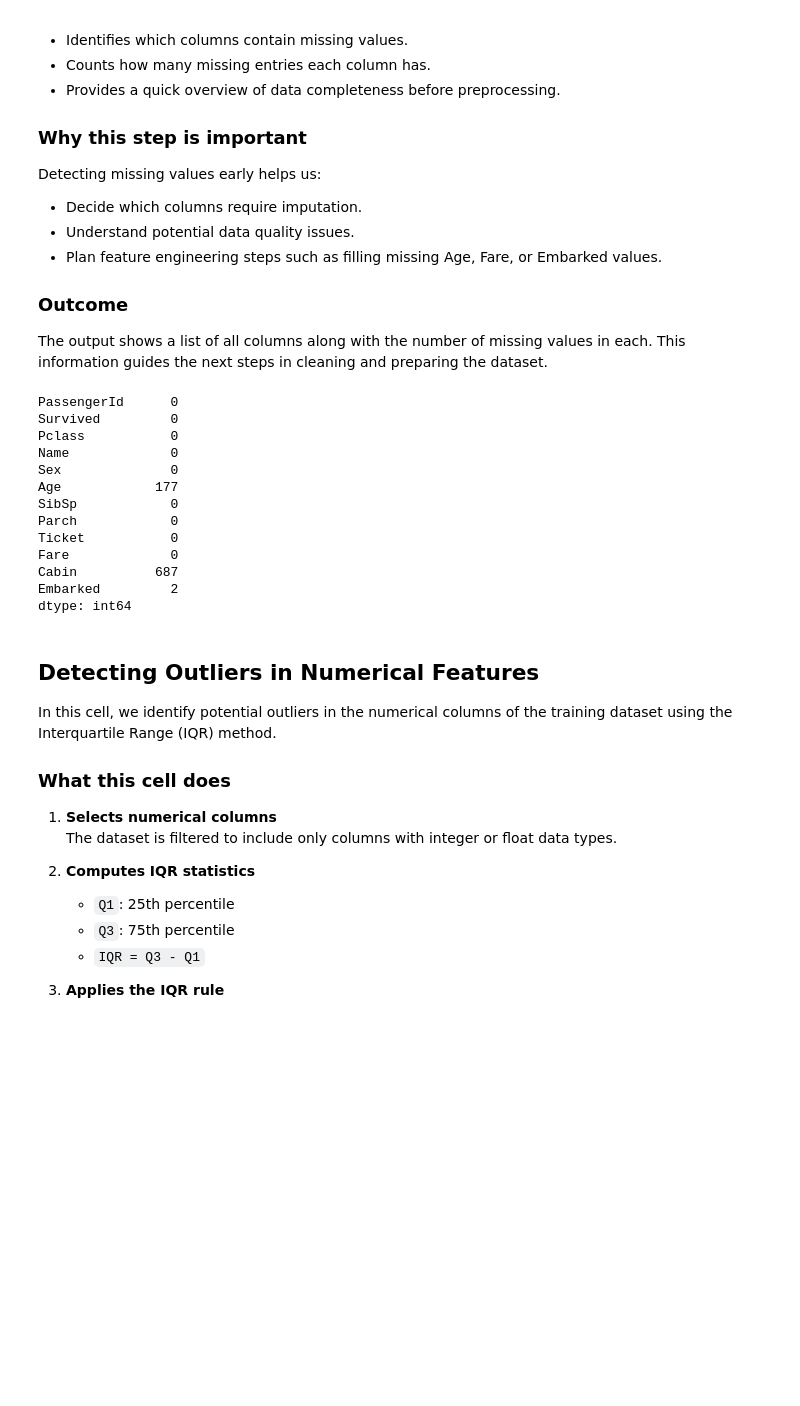
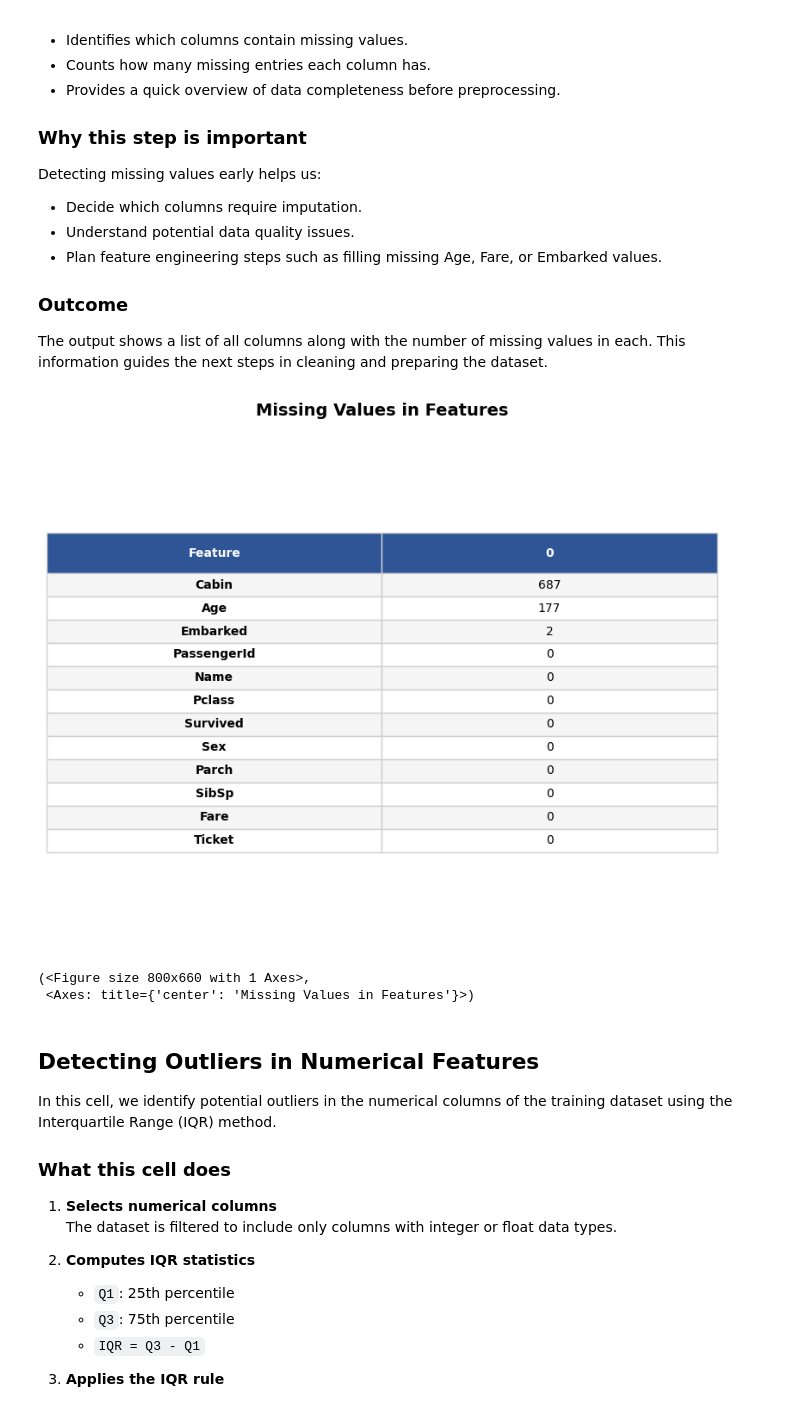
Before and after one commit to AliFazelniya/kaggle, a Jupyter notebook: titanic/titanic.ipynb, the cells around one changed output. Drawn from its saved outputs; the diff is of its cells as text; code cells hidden in the pictures; blank space fills up the shorter version.

```diff
--- a/titanic/titanic.ipynb
+++ b/titanic/titanic.ipynb
@@ -137,21 +141,20 @@ Detecting missing values early helps us:
 ### Outcome
 The output shows a list of all columns along with the number of missing values in each. This information guides the next steps in cleaning and preparing the dataset.
 # %%
-train_df.isnull().sum()
+plot_utils.plot_table(
+    train_df.isnull().sum().sort_values(ascending = False).reset_index().rename(
+        columns ={
+            "index": "Feature",
+            "target": "Missing Values"
+        }
+    ),
+    title = "Missing Values in Features",
+    precision = 3
+)
 # %% [output]
+[figure, added]
-PassengerId      0
-Survived         0
-Pclass           0
-Name             0
-Sex              0
-Age            177
-SibSp            0
-Parch            0
-Ticket           0
-Fare             0
-Cabin          687
-Embarked         2
-dtype: int64
+(<Figure size 800x660 with 1 Axes>,
+ <Axes: title={'center': 'Missing Values in Features'}>)
 # %% [markdown]
 ## Detecting Outliers in Numerical Features
 
```
Also changed, not shown: parts of 7 cells of this notebook, 4 other files.
